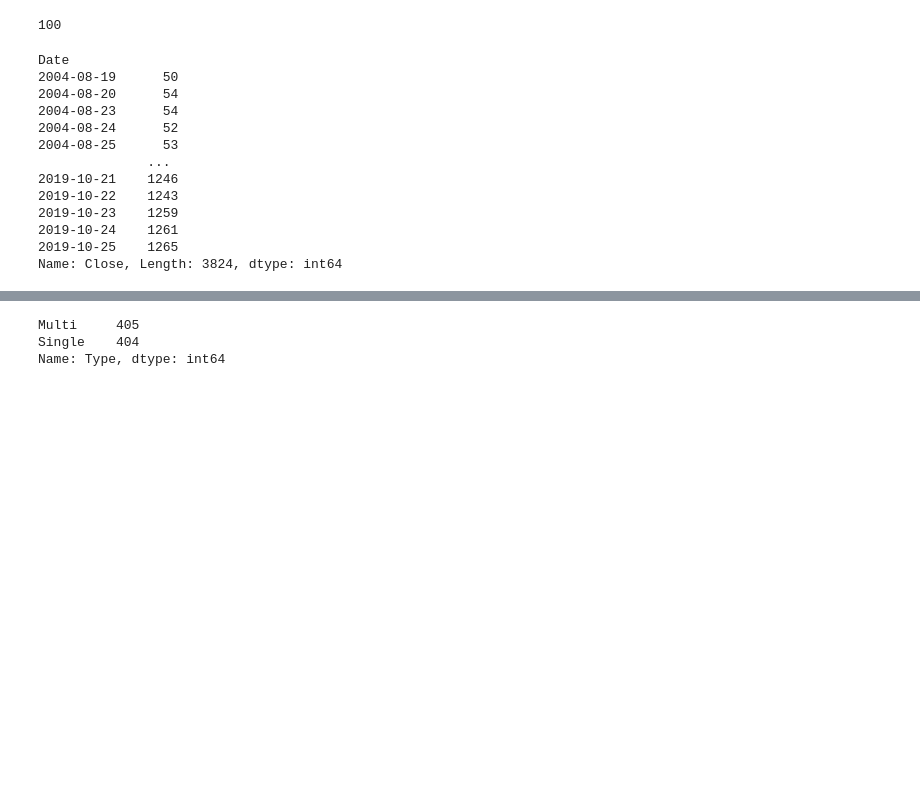
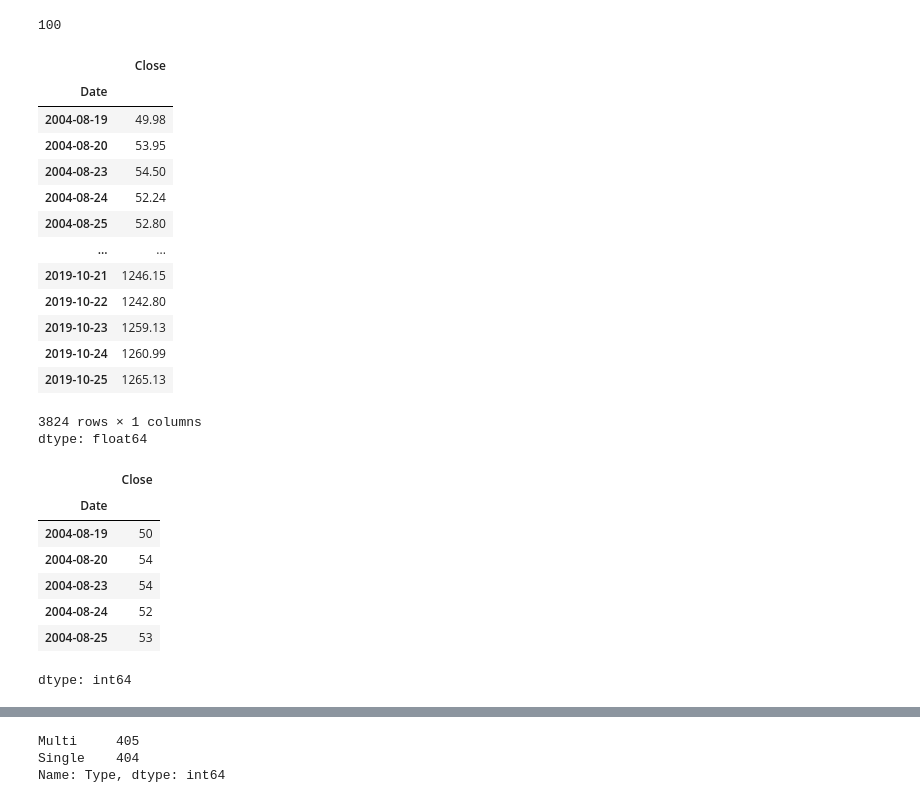
Before and after one commit to MinyaevAndrey/pandas-in-action, a Jupyter notebook: chapter_03_series_methods/chapter_03_series_methods.ipynb, the cells around one changed output, grey strips where cells are left out. Cells and saved outputs as stored; diff of their text form; code cells hidden in the pictures; blank space fills up the shorter version.

```diff
--- a/chapter_03_series_methods/chapter_03_series_methods.ipynb
+++ b/chapter_03_series_methods/chapter_03_series_methods.ipynb
@@ -699,21 +719,35 @@ round(99.49)
 round(99.5)
 # %% [output]
 100
+# %%
+google
+# %% [output]
+|  | Close |
+| Date |  |
+| 2004-08-19 | 49.98 |
+| 2004-08-20 | 53.95 |
+| 2004-08-23 | 54.50 |
+| 2004-08-24 | 52.24 |
+| 2004-08-25 | 52.80 |
+| ... | ... |
+| 2019-10-21 | 1246.15 |
+| 2019-10-22 | 1242.80 |
+| 2019-10-23 | 1259.13 |
+| 2019-10-24 | 1260.99 |
+| 2019-10-25 | 1265.13 |
+3824 rows × 1 columns
+dtype: float64
 # %%
-# The two lines below are equivalent
+# The two lines below are
+# equivalent
 google.apply(func = round)
-google.apply(round)
+google.apply(round).head()
 # %% [output]
+|  | Close |
+| Date |  |
+| 2004-08-19 | 50 |
+| 2004-08-20 | 54 |
+| 2004-08-23 | 54 |
+| 2004-08-24 | 52 |
+| 2004-08-25 | 53 |
-Date
-2004-08-19      50
-2004-08-20      54
-2004-08-23      54
-2004-08-24      52
-2004-08-25      53
-              ...
-2019-10-21    1246
-2019-10-22    1243
-2019-10-23    1259
-2019-10-24    1261
-2019-10-25    1265
-Name: Close, Length: 3824, dtype: int64
+dtype: int64
```
Also changed, not shown: parts of 39 cells of this notebook.
